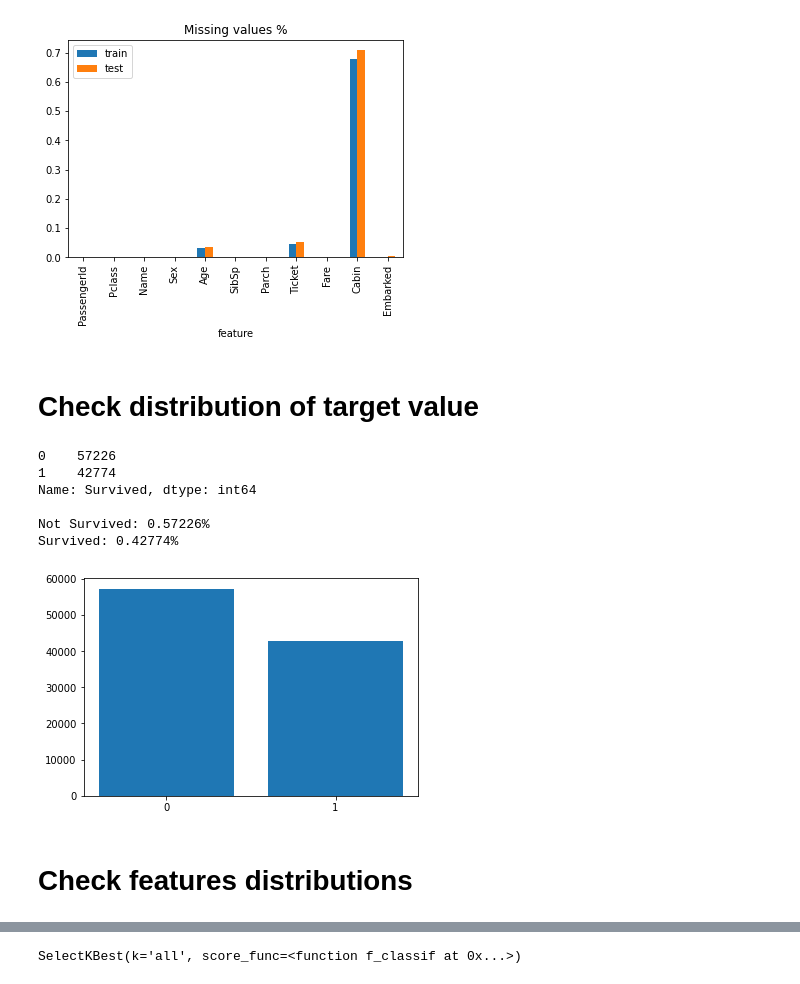
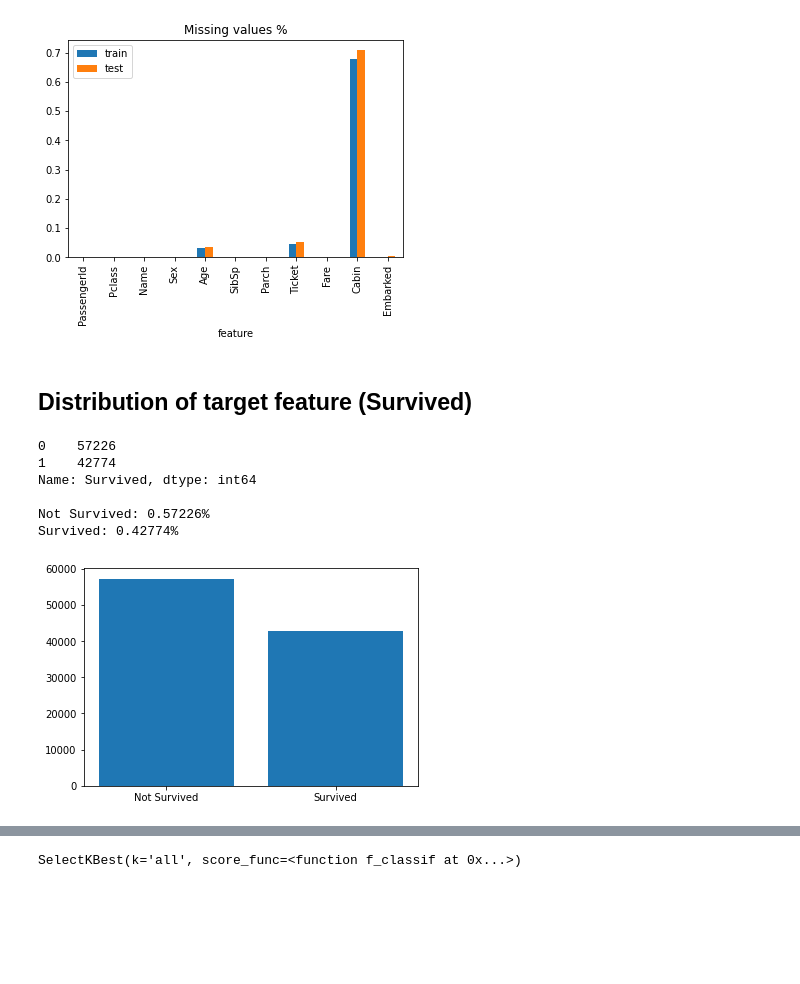
Before and after one commit to renatalucia/KaggleTPSApril21, a Jupyter notebook: KagglePlaygroundApril21.ipynb, the cells around one changed output, grey strips where cells are left out. Drawn from its saved outputs; the diff is of its cells as text; code cells hidden in the pictures; blank space fills up the shorter version.

```diff
--- a/KagglePlaygroundApril21.ipynb
+++ b/KagglePlaygroundApril21.ipynb
@@ -172,7 +277,7 @@ plt.show()
 # %% [output]
 [figure]
 # %% [markdown]
-# Check distribution of target value
+## Distribution of target feature (Survived)
 # %%
 df_dist = df_train["Survived"].value_counts()
 print(df_dist)
@@ -187,9 +292,7 @@ Name: Survived, dtype: int64
 Not Survived: 0.57226%
 Survived: 0.42774%
 # %%
-plt.bar(["0","1"], np.array(df_dist))
+plt.bar(["Not Survived","Survived"], np.array(df_dist))
 plt.show()
 # %% [output]
-[figure, old version]
+[figure, new version]
-# %% [markdown]
-# Check features distributions
```
Also changed, not shown: parts of 75 cells of this notebook.
